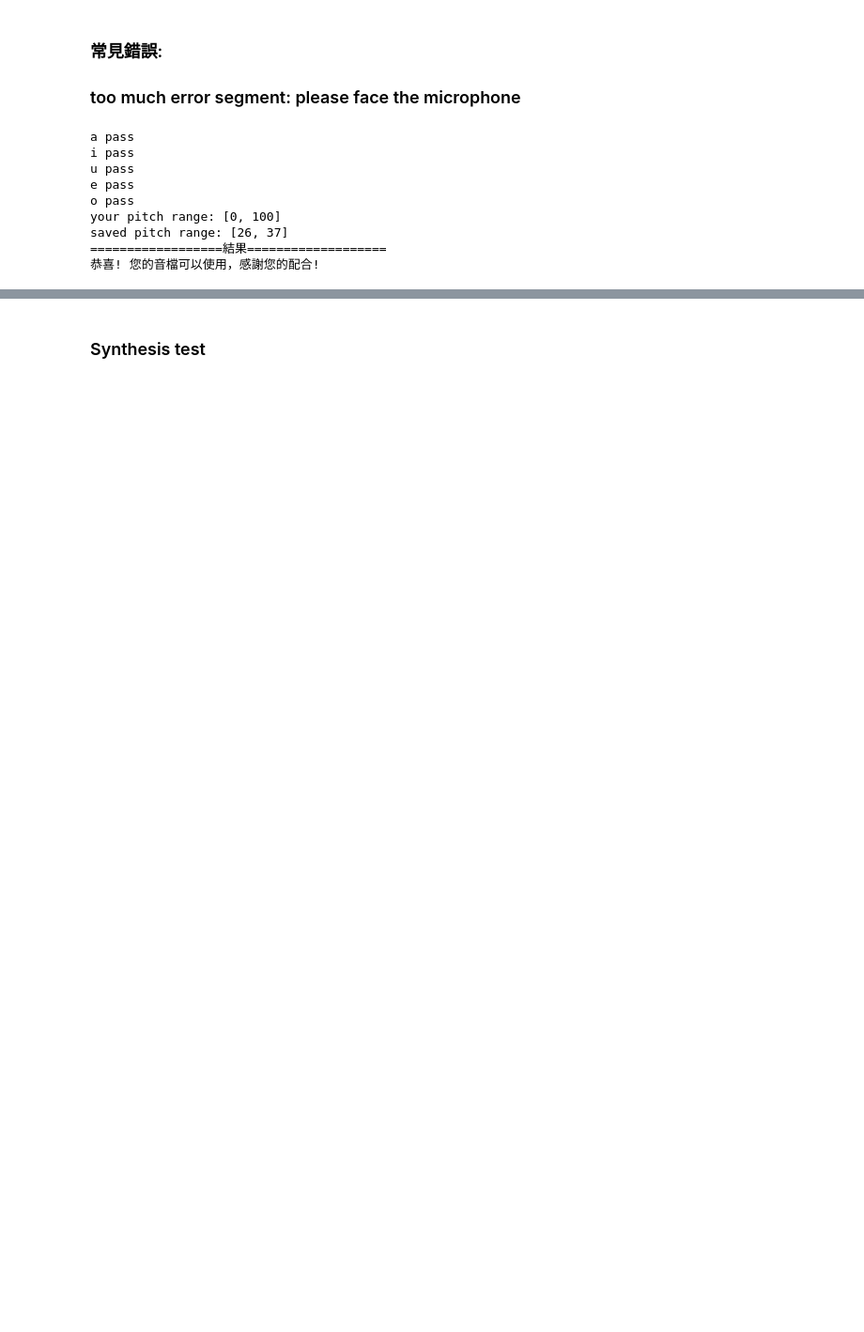
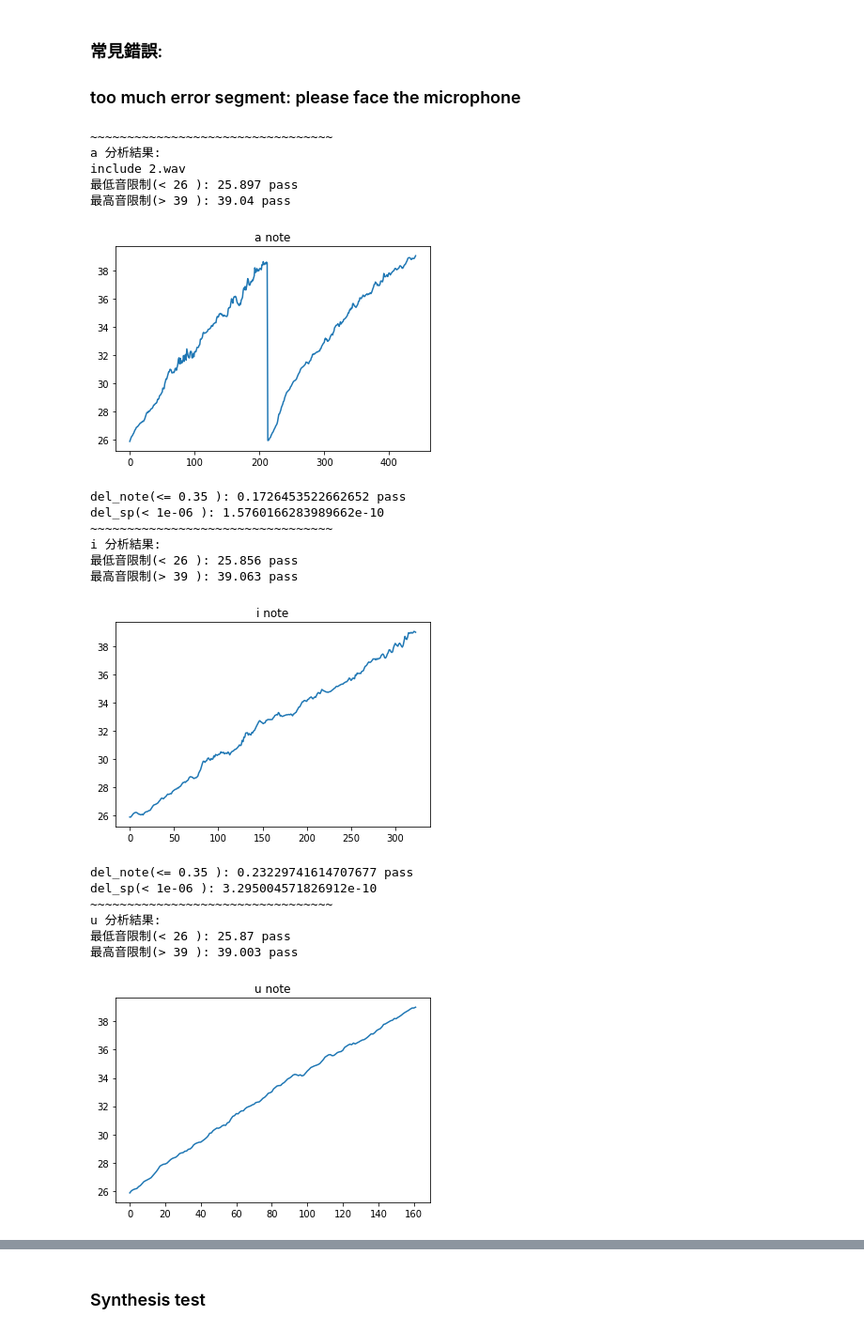
Before and after one commit to BeyondCloud/Vowel_Conversion, a Jupyter notebook: dataset_judgement.ipynb, the cells around one changed output, grey strips where cells are left out. Shown: that part at 94% size. Saved outputs shown, nothing was run; the diff lists cells and outputs as text; code cells hidden in the pictures; blank space fills up the shorter version.

Commit message:
fix subject note bug

```diff
--- a/dataset_judgement.ipynb
+++ b/dataset_judgement.ipynb
@@ -9,6 +5,12 @@ subject_note_upper = 100
 ### too much error segment: please face the microphone
 # %%
 # pass_list = [0,0,0,0,0]
+# clip_lower,clip_upper = 0,100
+
+clip_lower,clip_upper = 26,39
+#28 38 9 男
+#32 42 9 女
+
 from termcolor import colored
 import sys
 import numpy as np
@@ -28,16 +30,9 @@ samples_per_frame = int(np.floor(44100.0 * frame_period/1000.0))
 
 aiueo = ['a','i','u','e','o']
 
-#28 38 9 男
-#32 42 9 女
-
-valid_lower,valid_upper = 26,37
-
-
-
 max_del_note = 0.35
 del_sp_upper = 0.000001  #1.7
-def get_valid_f0_idx(f0,max_note,min_note,tol = 5):
+def get_valid_f0_idx(f0,max_note,min_note,tol = 1):
     f0_max = 440*np.power(2,(max_note-49.0)/12.0)
     f0_min = 440*np.power(2,(min_note-49.0)/12.0)
     idx = np.where(np.logical_and(f0>=f0_min-tol, f0<=f0_max+tol))
@@ -68,20 +63,12 @@ for i in range(len(aiueo)):
         continue
     num_of_frames = int(np.floor(len(x)/samples_per_frame))
     f0, sp, _ = pw.wav2world(x, fs, frame_period =  frame_period)    # use default options
-#     inf_cnt = 0
-#     if inf_cnt != 0:
-#         print(wavname,'音檔中有無法分析的片段，',len(f0_note),'片段中有',inf_cnt,'個片段無法分析，請再次嘗試:fail')
 
     print(aiueo[i],'分析結果:')
 
 
     f0 = f0[1:]
     sp = sp[1:]
-
-#     f0_note = 12*np.log2(f0/440)+49
-
-
-
 
     #criteria 2:minimun delta note (sorted)
 
@@ -91,21 +78,20 @@ for i in range(len(aiueo)):
         x2,_ = sf.read(wavname+str(file_cnt)+'.wav')
         x2 = (x2[:,0] + x2[:,1])/2 # stereo to mono
         x2 = x2/max(x2)*0.5
-        wavname = 'data/'+aiueo[i]+str(file_cnt)
         f02, sp2,_ = pw.wav2world(x2, fs, frame_period =  frame_period)    # use default options
         f02 = f02[1:]
         sp2 = sp2[1:]
         f0 =np.concatenate((f0,f02), axis=0)
         sp =np.concatenate((sp,sp2), axis=0)
-        file_cnt +=1
+        file_cnt += 1
 
-    idx = get_valid_f0_idx(f0,valid_upper,valid_lower)
+    idx = get_valid_f0_idx(f0,clip_upper,clip_lower)
     f0_note = 12*np.log2(f0[idx]/440)+49
 
     #criteria 1: max pitch ,min pitch
-    print("最低音限制(<",valid_lower,"):",round(min(f0_note),3),"pass" if min(f0_note)<valid_lower else "fail")
-    print("最高音限制(>",valid_upper,"):",round(max(f0_note),3),"pass" if max(f0_note)>valid_upper else "fail")
-    if (not max(f0_note)>valid_upper) or ((not min(f0_note)<valid_lower)):
+    print("最低音限制(<",clip_lower,"):",round(min(f0_note),3),"pass" if min(f0_note)<clip_lower else "fail")
+    print("最高音限制(>",clip_upper,"):",round(max(f0_note),3),"pass" if max(f0_note)>clip_upper else "fail")
+    if (not max(f0_note)>clip_upper) or ((not min(f0_note)<clip_lower)):
         isPass = False
 
     #min_his = min(np.histogram(f0_note, bins=13)[0])
@@ -117,51 +103,64 @@ for i in range(len(aiueo)):
     plt.plot(f0_note)
     plt.show()
 
-    sorted_note = np.array(sorted(i for i in f0_note if i < valid_upper+1))
+    sorted_note = np.array(sorted(i for i in f0_note if i < clip_upper+1))
     del_note = abs(sorted_note[1:] - sorted_note[:-1])
 
-    print("del_note(<=",max_del_note,"):",max(del_note),"pass" if max_del_note>=max(del_note) else "fail")
     if (not max(del_note)<=max_del_note):
         isPass = False
 
         plt.plot(sorted_note)
         plt.title(aiueo[i]+' sorted note')
         plt.show()
         plt.title(aiueo[i]+' del note')
         plt.plot(del_note)
         plt.show()
+    print("del_note(<=",max_del_note,"):",max(del_note),"pass" if max_del_note>=max(del_note) else "fail")
 
     #criteria 3:prevent noise
     del_sp = np.mean(np.power(abs(sp[2:-1,400:]-sp[1:-2,400:]),2),axis= 1)
     max_del_sp = max(del_sp)
-    plt.plot(del_sp)
-    plt.show()
+
+#     plt.plot(del_sp)
+#     plt.show()
     print("del_sp(<",del_sp_upper,"):",max_del_sp)
     if (not max_del_sp<del_sp_upper):
         print("Warning: the audio file might contain noise, please check")
         plt.plot(del_sp)
         plt.show()
 
     if isPass:
         pass_list[i] = 1
 
 pitch_range_file = open(r'./data/pRange.pkl', 'wb')
-pickle.dump([valid_lower,valid_upper], pitch_range_file)
+pickle.dump([clip_lower,clip_upper], pitch_range_file)
 pitch_range_file.close()
 print("your pitch range:" ,[subject_note_lower,subject_note_upper])
-print("saved pitch range:" ,[valid_lower,valid_upper])
+
+print("saved pitch range:" ,[clip_lower,clip_upper])
 print("==================結果===================")
 if sum(pass_list) == len(aiueo):
     print("恭喜! 您的音檔可以使用，感謝您的配合!")
 else:
     print("您提供的音檔尚有地方須修正，煩請改進fail與錯誤的部分")
 # %% [output]
-a pass
-i pass
-u pass
-e pass
-o pass
-your pitch range: [0, 100]
-saved pitch range: [26, 37]
-==================結果===================
-恭喜! 您的音檔可以使用，感謝您的配合!
+~~~~~~~~~~~~~~~~~~~~~~~~~~~~~~~~~
+a 分析結果:
+include 2.wav
+最低音限制(< 26 ): 25.897 pass
+最高音限制(> 39 ): 39.04 pass
+[figure, added]
+del_note(<= 0.35 ): 0.1726453522662652 pass
+del_sp(< 1e-06 ): 1.5760166283989662e-10
+~~~~~~~~~~~~~~~~~~~~~~~~~~~~~~~~~
+i 分析結果:
+最低音限制(< 26 ): 25.856 pass
+最高音限制(> 39 ): 39.063 pass
+[figure, added]
+del_note(<= 0.35 ): 0.23229741614707677 pass
+del_sp(< 1e-06 ): 3.295004571826912e-10
+~~~~~~~~~~~~~~~~~~~~~~~~~~~~~~~~~
+u 分析結果:
+最低音限制(< 26 ): 25.87 pass
+最高音限制(> 39 ): 39.003 pass
+[figure, added]
```
Also changed, not shown: parts of 3 cells of this notebook.
